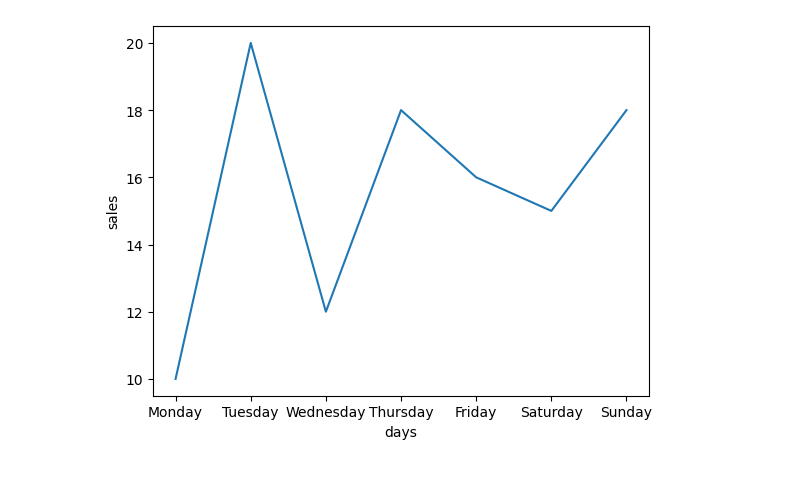
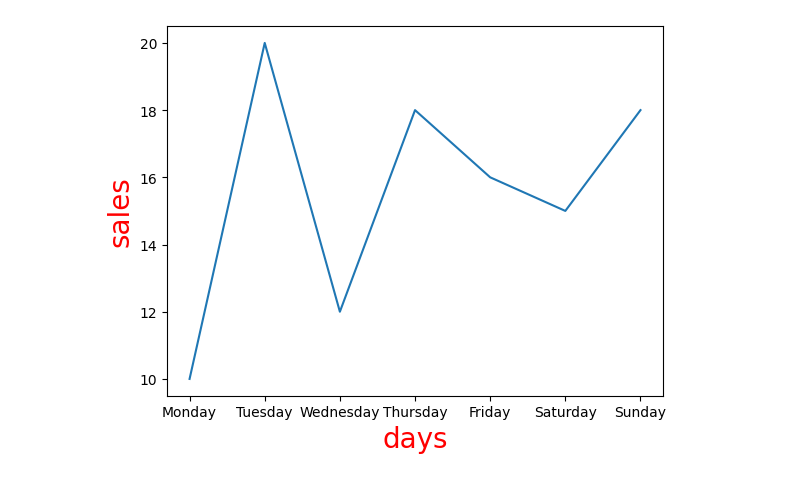
Before and after one commit to Amaansaifidev/Learning-python-for-ai-ml, a Jupyter notebook: Matplotlib-in-python/Mathplotlib.ipynb, the cells around one changed output. Saved outputs shown, nothing was run; the diff lists cells and outputs as text; code cells hidden in the pictures.

Commit message:
Graph with custom fontsize and font colour

```diff
--- a/Matplotlib-in-python/Mathplotlib.ipynb
+++ b/Matplotlib-in-python/Mathplotlib.ipynb
@@ -9,8 +9,8 @@ y = [10, 20, 12, 18, 16, 15, 18]
 # %%
 plt.plot(x, y)
 plt.title = "bakery shop sales"
-plt.xlabel("days")
-plt.ylabel("sales")
+plt.xlabel("days", fontsize=20, color="red")
+plt.ylabel("sales", fontsize=20, color="red")
 plt.show()
 # %% [output]
-[figure, old version]
+[figure, new version]
```
